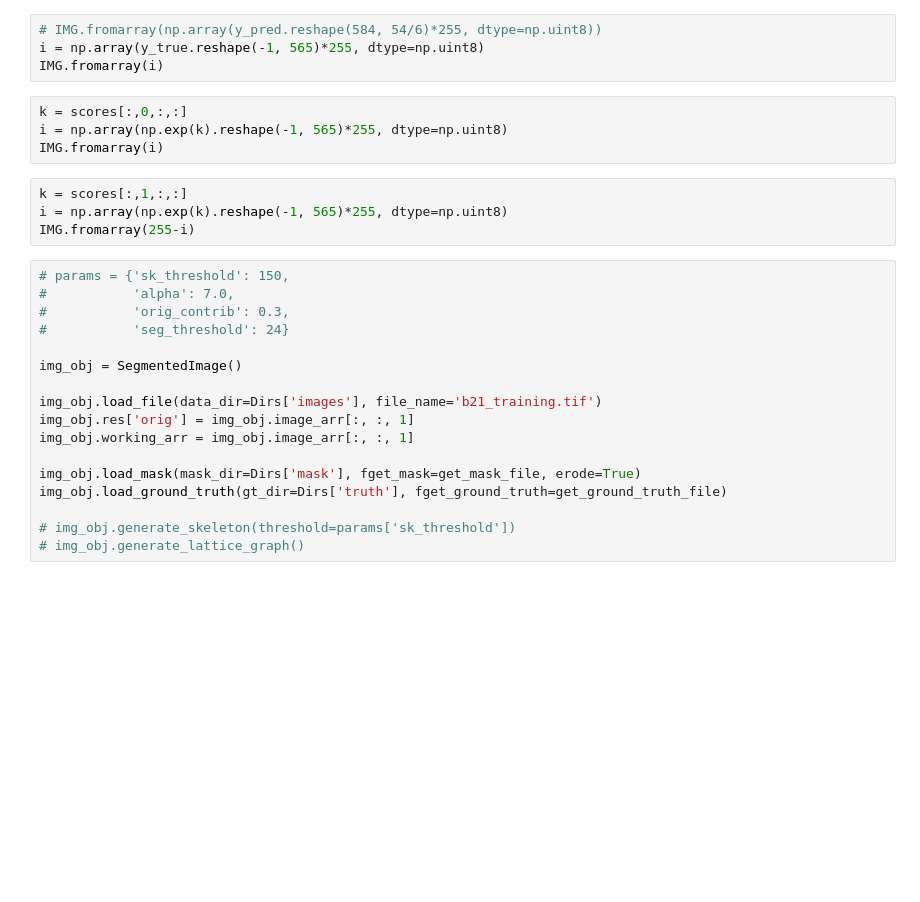
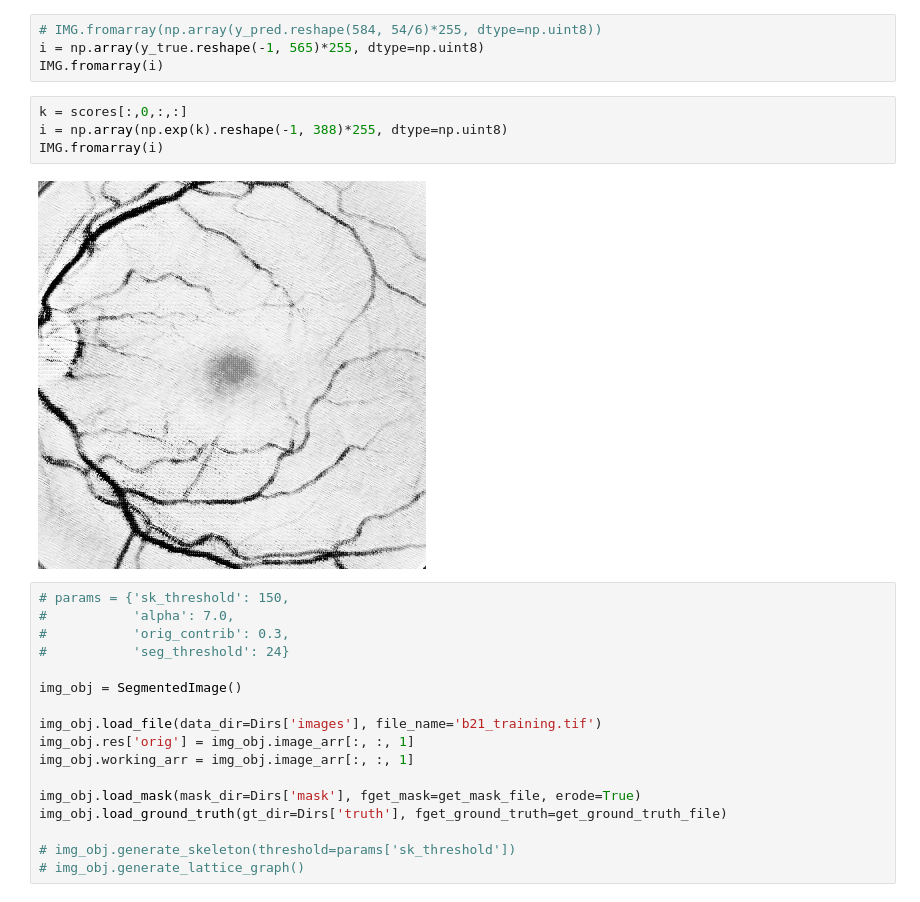
Before and after one commit to sraashis/deepdyn, a Jupyter notebook: notebook/UNET_PyTORCH.ipynb, the cells around one changed output. Saved outputs shown, nothing was run; the diff lists cells and outputs as text; blank space fills up the shorter version.

```diff
--- a/notebook/UNET_PyTORCH.ipynb
+++ b/notebook/UNET_PyTORCH.ipynb
@@ -176,12 +192,10 @@ i = np.array(y_true.reshape(-1, 565)*255, dtype=np.uint8)
 IMG.fromarray(i)
 # %%
 k = scores[:,0,:,:]
-i = np.array(np.exp(k).reshape(-1, 565)*255, dtype=np.uint8)
+i = np.array(np.exp(k).reshape(-1, 388)*255, dtype=np.uint8)
 IMG.fromarray(i)
+# %% [output]
+[figure, added]
-# %%
-k = scores[:,1,:,:]
-i = np.array(np.exp(k).reshape(-1, 565)*255, dtype=np.uint8)
-IMG.fromarray(255-i)
 # %%
 # params = {'sk_threshold': 150,
 #           'alpha': 7.0,
```
Also changed, not shown: parts of 7 cells of this notebook, 4 other files.
